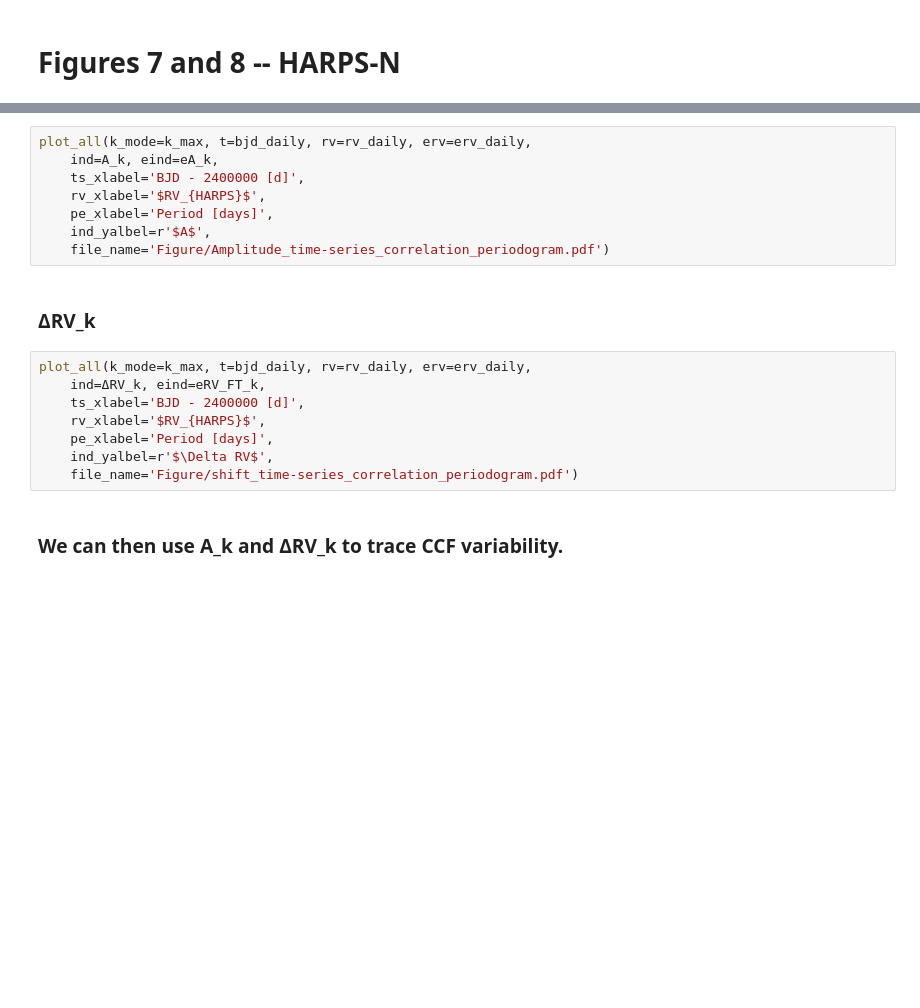
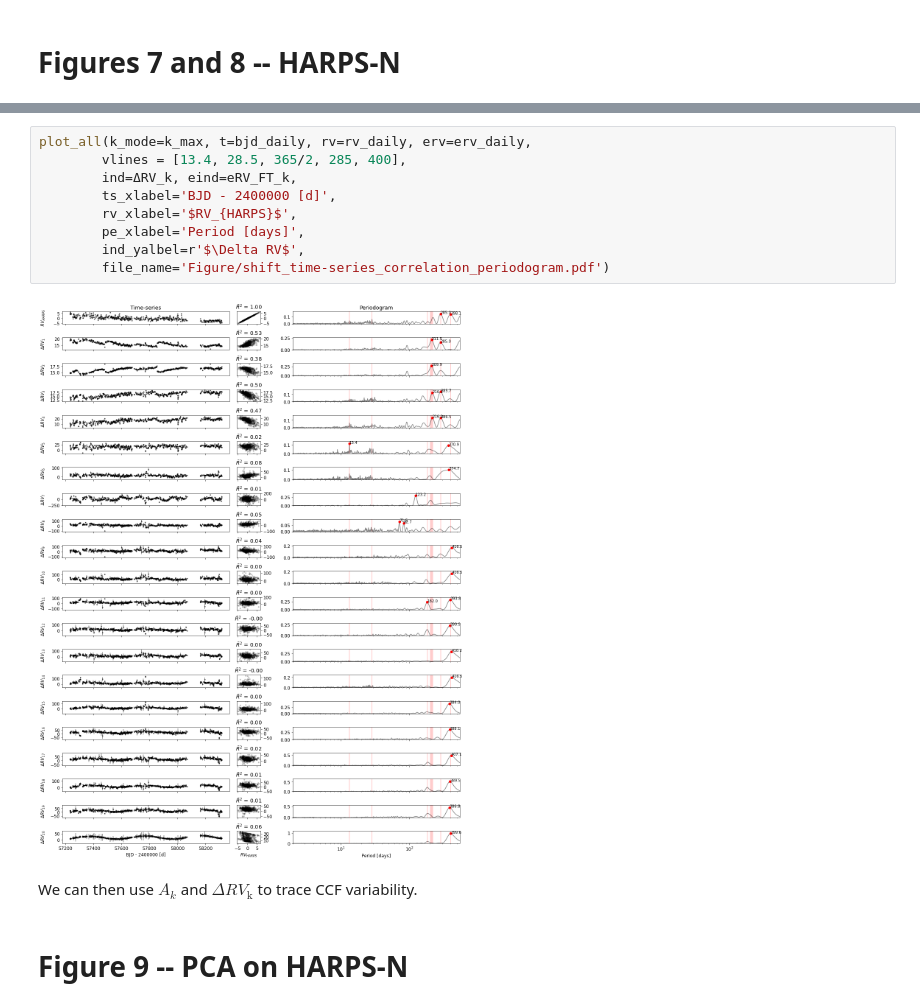
Before and after one commit to jinglinzhao/FIESTA-II, a Jupyter notebook: HARPS-N.ipynb, the cells around one changed output, grey strips where cells are left out. Cells and saved outputs as stored; diff of their text form; blank space fills up the shorter version.

```diff
--- a/HARPS-N.ipynb
+++ b/HARPS-N.ipynb
@@ -565,20 +602,15 @@ RV_gauss *= 1000
 # %%
 plot_all(k_mode=k_max, t=bjd_daily, rv=rv_daily, erv=erv_daily,
-	ind=A_k, eind=eA_k,
-	ts_xlabel='BJD - 2400000 [d]',
-	rv_xlabel='$RV_{HARPS}$',
-	pe_xlabel='Period [days]',
-	ind_yalbel=r'$A$',
-	file_name='Figure/Amplitude_time-series_correlation_periodogram.pdf')
+        vlines = [13.4, 28.5, 365/2, 285, 400],
+        ind=ΔRV_k, eind=eRV_FT_k,
+        ts_xlabel='BJD - 2400000 [d]',
+        rv_xlabel='$RV_{HARPS}$',
+        pe_xlabel='Period [days]',
+        ind_yalbel=r'$\Delta RV$',
+        file_name='Figure/shift_time-series_correlation_periodogram.pdf')
+# %% [output]
+[figure, added]
-# %% [markdown]
-### ΔRV_k
-# %%
-plot_all(k_mode=k_max, t=bjd_daily, rv=rv_daily, erv=erv_daily,
-	ind=ΔRV_k, eind=eRV_FT_k,
-	ts_xlabel='BJD - 2400000 [d]',
-	rv_xlabel='$RV_{HARPS}$',
-	pe_xlabel='Period [days]',
-	ind_yalbel=r'$\Delta RV$',
-	file_name='Figure/shift_time-series_correlation_periodogram.pdf')
 # %% [markdown]
-### We can then use A_k and ΔRV_k to trace CCF variability.
+We can then use $A_k$ and $\Delta RV_\textrm{k}$ to trace CCF variability.
+# %% [markdown]
+# Figure 9 -- PCA on HARPS-N
```
Also changed, not shown: parts of 18 cells of this notebook, 13 other files.
